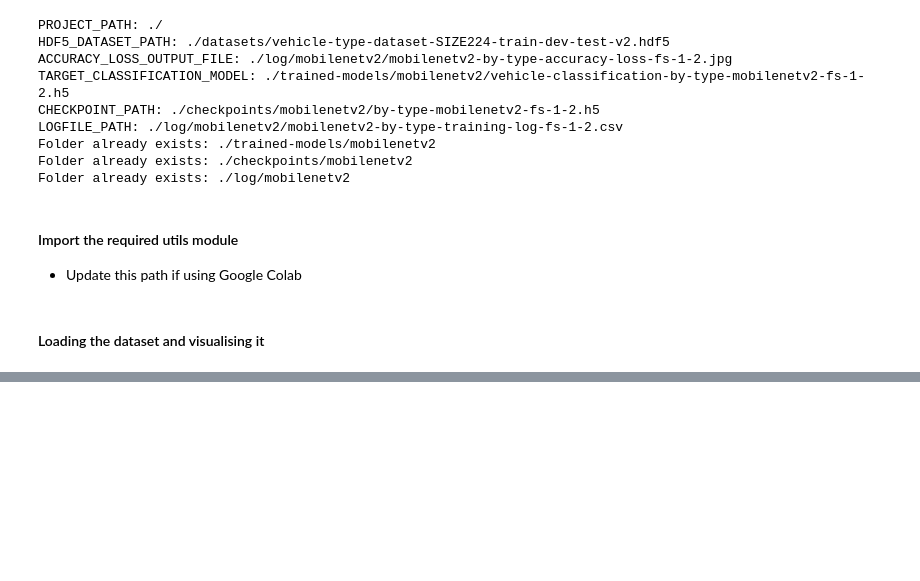
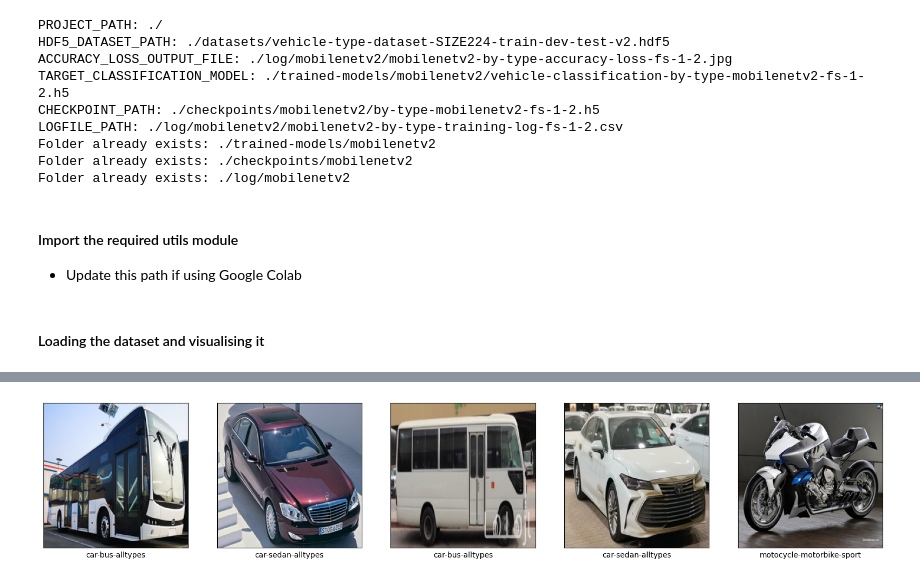
Before and after one commit to f-ssemwanga/trasnfer-learning, a Jupyter notebook: vehicle_classification.ipynb, the cells around one changed output, grey strips where cells are left out. Drawn from its saved outputs; the diff is of its cells as text; code cells hidden in the pictures; blank space fills up the shorter version.

```diff
--- a/vehicle_classification.ipynb
+++ b/vehicle_classification.ipynb
@@ -132,0 +171,4 @@ from utils_lib  import *
+# %%
+plot_sample_from_dataset(testX, testLabels, rows=1, columns=5, width=20, height=8)
+# %% [output]
+[figure, added]
```
Also changed, not shown: parts of 7 cells of this notebook, 1 other file.
